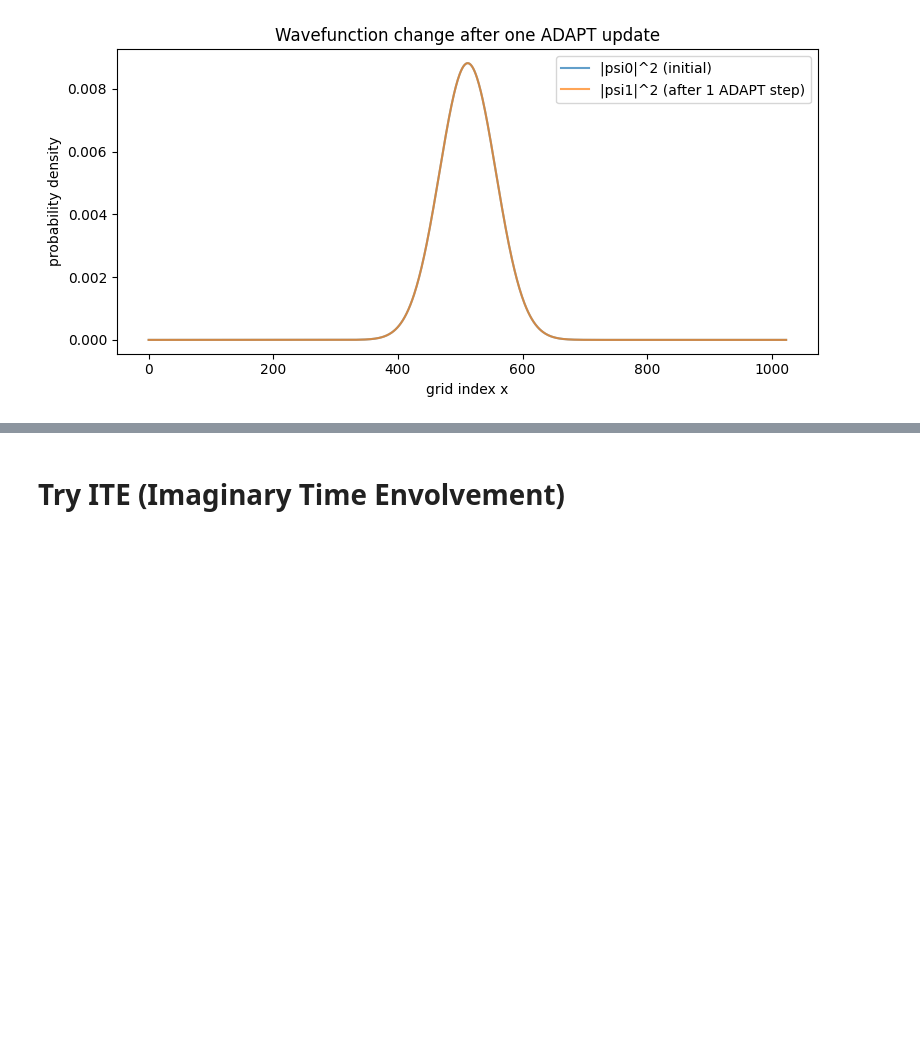
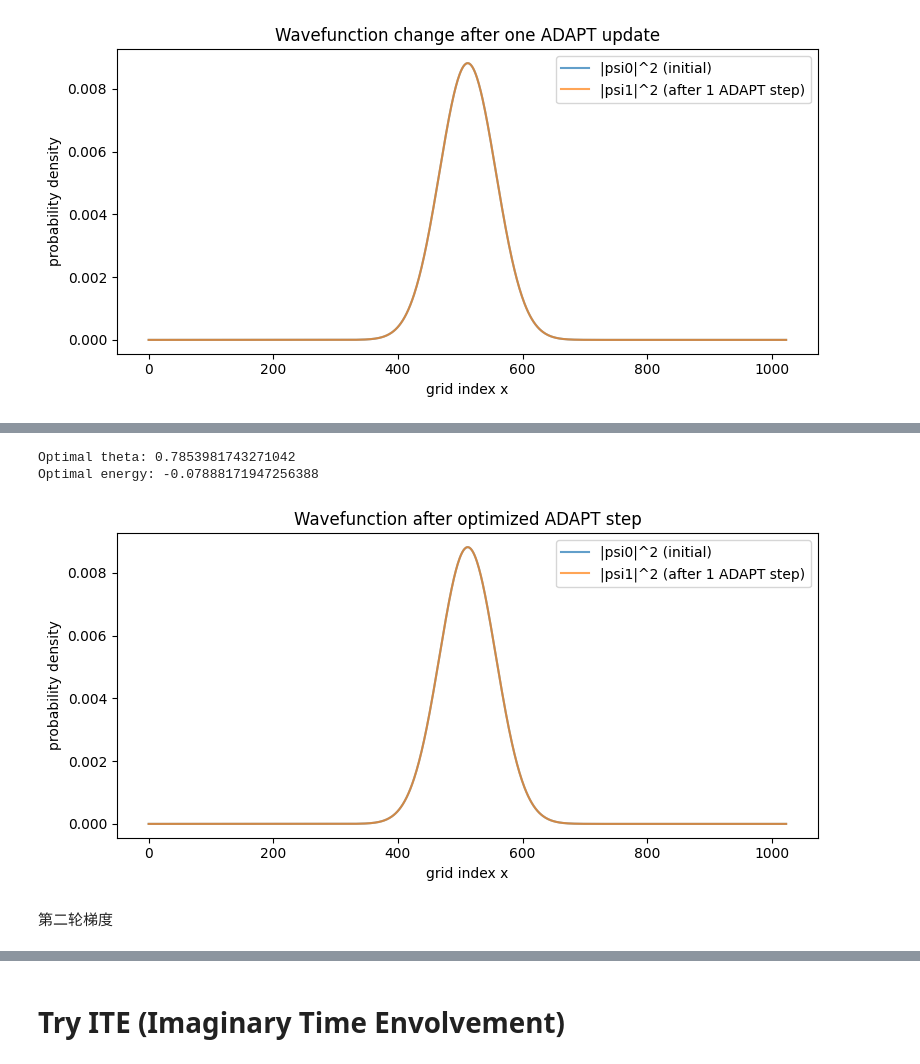
Before and after one commit to YeNing76/PySCF, a Jupyter notebook: Voronoi.ipynb, the cells around one changed output, grey strips where cells are left out. Drawn from its saved outputs; the diff is of its cells as text; code cells hidden in the pictures; blank space fills up the shorter version.

```diff
--- a/Voronoi.ipynb
+++ b/Voronoi.ipynb
@@ -2583,0 +2676,32 @@ Best operator index: 9 gradient: -0.01762877240476101j
+# %%
+from scipy.optimize import minimize_scalar
+
+res = minimize_scalar(energy_theta, bracket=(-0.5, 0.5))
+theta_opt = res.x
+E_opt = res.fun
+print("Optimal theta:", theta_opt)
+print("Optimal energy:", E_opt)
+# %% [output]
+Optimal theta: 0.7853981743271042
+Optimal energy: -0.07888171947256388
+# %%
+psi1 = psi_theta(theta_opt)
+psi1 /= np.linalg.norm(psi1)
+
+x = np.arange(D)
+rho0 = np.abs(psi0)**2
+rho1 = np.abs(psi1)**2
+
+plt.figure(figsize=(8,4))
+plt.plot(x, rho0, label="|psi0|^2 (initial)", alpha=0.7)
+plt.plot(x, rho1, label="|psi1|^2 (after 1 ADAPT step)", alpha=0.7)
+plt.xlabel("grid index x")
+plt.ylabel("probability density")
+plt.title("Wavefunction after optimized ADAPT step")
+plt.legend()
+plt.tight_layout()
+plt.show()
+# %% [output]
+[figure, added]
+# %% [markdown]
+第二轮梯度
```
Also changed, not shown: parts of 61 cells of this notebook.
